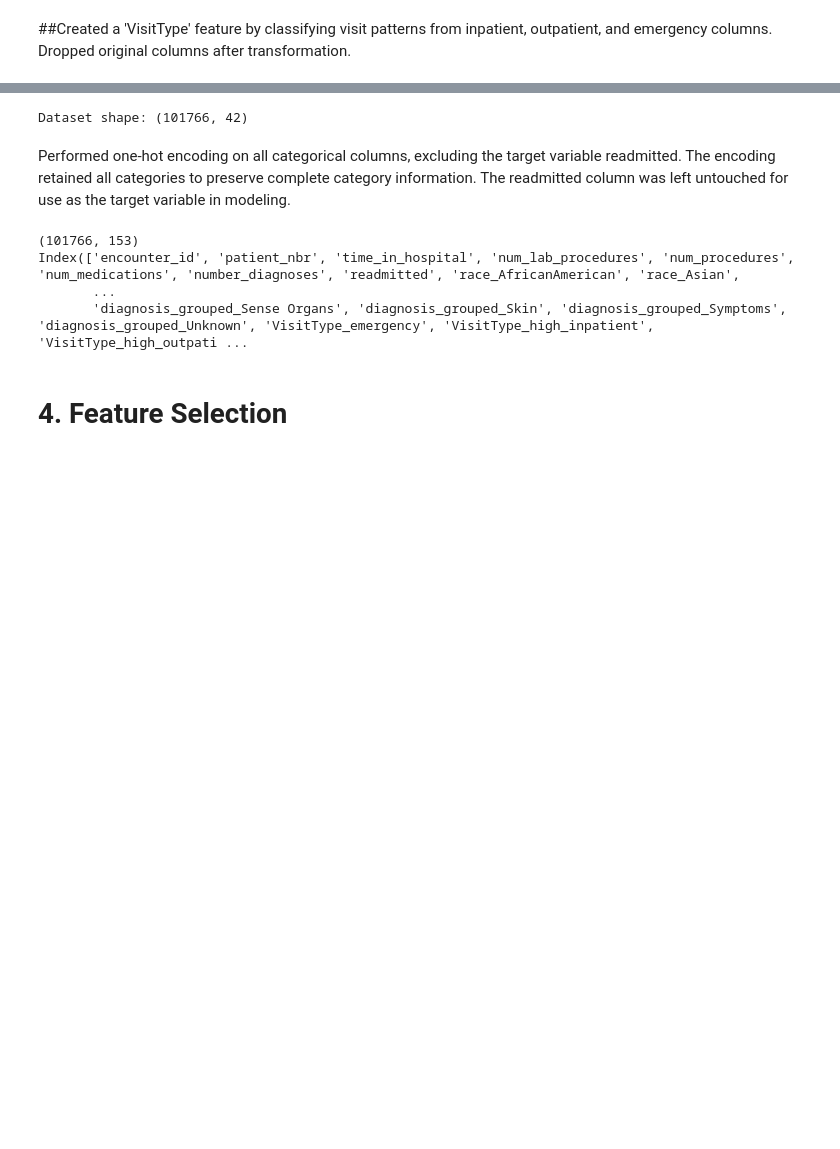
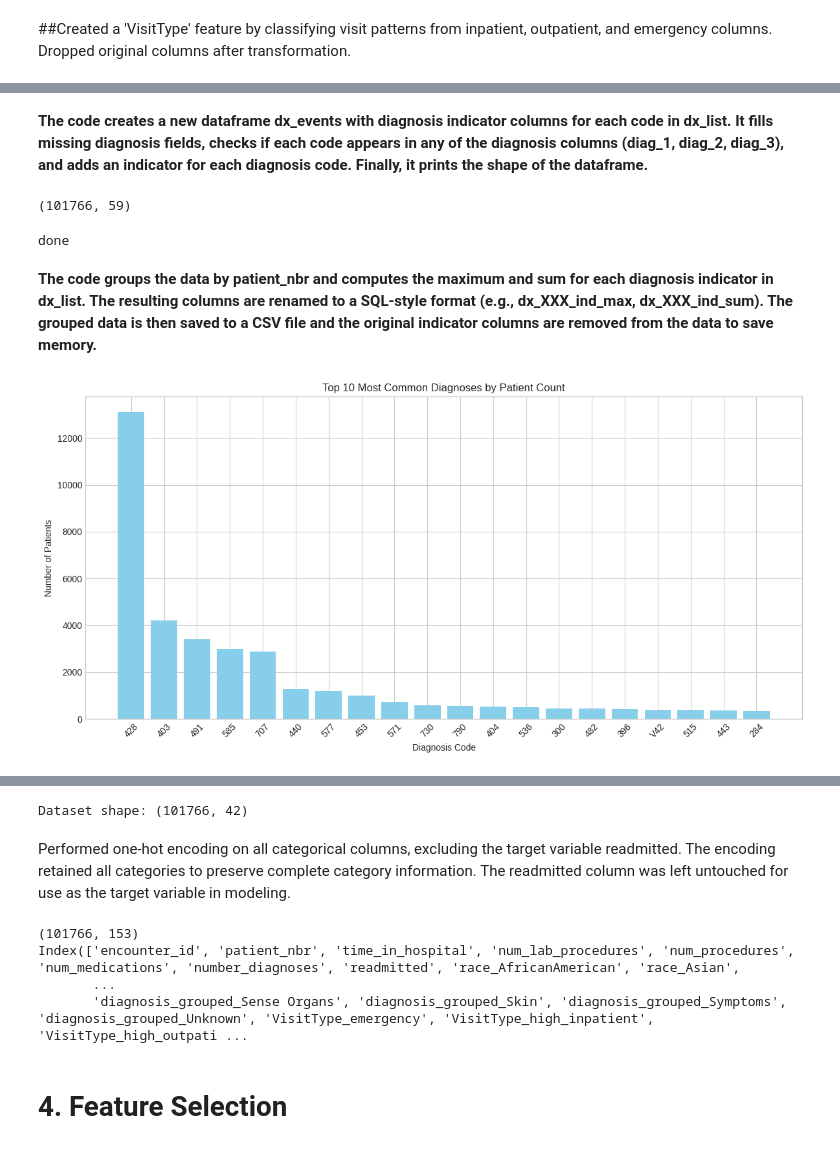
Before and after one commit to Shridhar7-8/Data-Visualization-Project, a Jupyter notebook: notebooks/02_feature_engineering.ipynb, the cells around one changed output, grey strips where cells are left out. Saved outputs shown, nothing was run; the diff lists cells and outputs as text; code cells hidden in the pictures; blank space fills up the shorter version.

```diff
--- a/notebooks/02_feature_engineering.ipynb
+++ b/notebooks/02_feature_engineering.ipynb
@@ -355,0 +404,2 @@ data.drop(['number_inpatient', 'number_outpatient', 'number_emergency'], axis=1,
+# %% [markdown]
+**The code creates a new dataframe dx_events with diagnosis indicator columns for each code in dx_list. It fills missing diagnosis fields, checks if each code appears in any of the diagnosis columns (diag_1, diag_2, diag_3), and adds an indicator for each diagnosis code. Finally, it prints the shape of the dataframe.**
@@ -355,0 +461,73 @@ data.drop(['number_inpatient', 'number_outpatient', 'number_emergency'], axis=1,
+# %%
+# Create dx_events with the selected columns
+dx_events = data[['patient_nbr', 'encounter_id', 'diag_1', 'diag_2', 'diag_3']].copy(deep=True)
+
+# Fill missing diagnosis fields with empty strings for safe comparison
+dx_events[['diag_1', 'diag_2', 'diag_3']] = dx_events[['diag_1', 'diag_2', 'diag_3']].astype(str).fillna('')
+
+# For each diagnosis code in dx_list, create an indicator column
+for dx in dx_list:
+    dx_events[f'dx_{dx}_ind'] = dx_events[['diag_1', 'diag_2', 'diag_3']].apply(
+        lambda row: int(dx in row.values), axis=1
+    )
+
+# Show the final shape
+print(dx_events.shape)
+# %% [output]
+(101766, 59)
+# %%
+# Ensure diag_1 to diag_3 are strings (for comparison)
+data[['diag_1', 'diag_2', 'diag_3']] = data[['diag_1', 'diag_2', 'diag_3']].astype(str).fillna('')
+
+# Populate each column with 1 if the diagnosis appears, else 0
+for dx in dx_list:
+    data[f'dx_{dx}_ind'] = ((data['diag_1'] == dx) |
+                            (data['diag_2'] == dx) |
+                            (data['diag_3'] == dx)).astype(int)
+
+print('done')
+# %% [output]
+done
+# %% [markdown]
+**The code groups the data by patient_nbr and computes the maximum and sum for each diagnosis indicator in dx_list. The resulting columns are renamed to a SQL-style format (e.g., dx_XXX_ind_max, dx_XXX_ind_sum). The grouped data is then saved to a CSV file and the original indicator columns are removed from the data to save memory.**
+# %%
+# Group by patient_nbr and compute max and sum for each diagnosis indicator
+dx_aggregated = data.groupby('patient_nbr').agg(
+    {f'dx_{dx}_ind': ['max', 'sum'] for dx in dx_list}
+)
+
+# Rename columns to SQL-style naming: dx_XXX_ind_max, dx_XXX_ind_sum
+dx_aggregated.columns = [f'{col[0]}_{col[1]}' for col in dx_aggregated.columns]
+
+# Reset index to bring patient_nbr back as a column
+dx_aggregated = dx_aggregated.reset_index()
+
+# Save to CSV
+dx_aggregated.to_csv('dx_aggregated_ck.csv', index=False)
+
+# Optional: remove the original indicators from the main dataset to save memory
+for dx in dx_list:
+    del data[f'dx_{dx}_ind']
+# %%
+import matplotlib.pyplot as plt
+
+# Extract only 'max' columns (whether patient ever had the diagnosis)
+max_cols = [col for col in dx_aggregated.columns if col.endswith('_max')]
+
+# Sum each max column to get patient counts
+diagnosis_counts = dx_aggregated[max_cols].sum().sort_values(ascending=False)
+
+# Convert column names back to diagnosis codes for display
+diagnosis_codes = [col.replace('dx_', '').replace('_ind_max', '') for col in diagnosis_counts.index]
+
+# Plot
+plt.figure(figsize=(12,6))
+plt.bar(diagnosis_codes[:20], diagnosis_counts.values[:20], color='skyblue')
+plt.title("Top 10 Most Common Diagnoses by Patient Count")
+plt.xlabel("Diagnosis Code")
+plt.ylabel("Number of Patients")
+plt.xticks(rotation=45)
+plt.tight_layout()
+plt.show()
+# %% [output]
+[figure, added]
```
Also changed, not shown: parts of 57 cells of this notebook.
